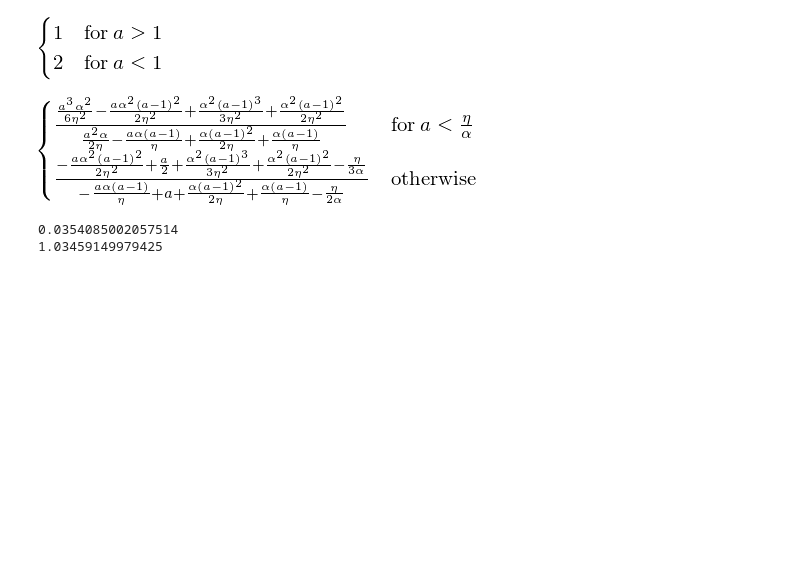
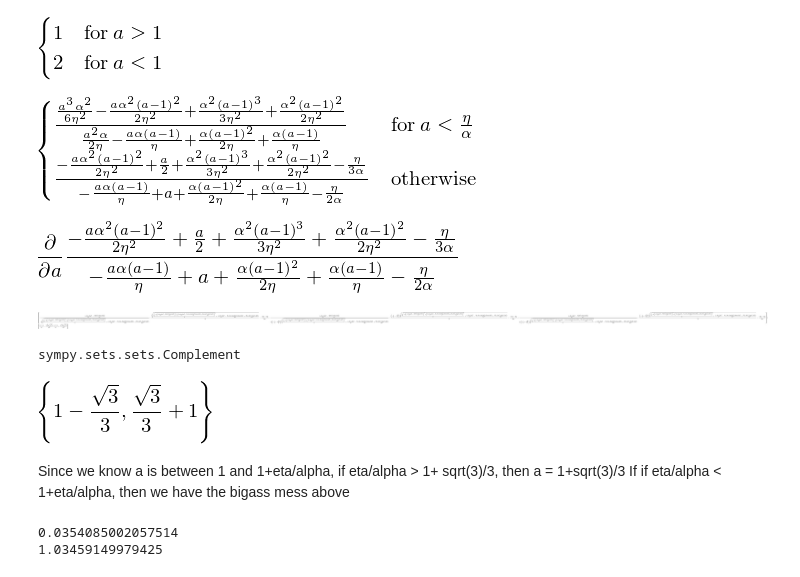
Before and after one commit to tgardnerh/MarketDesign, a Jupyter notebook: UnravelingSearchPpr/Algebra_Python.ipynb, the cells around one changed output. Saved outputs shown, nothing was run; the diff lists cells and outputs as text; code cells hidden in the pictures; blank space fills up the shorter version.

```diff
--- a/UnravelingSearchPpr/Algebra_Python.ipynb
+++ b/UnravelingSearchPpr/Algebra_Python.ipynb
@@ -30,10 +30,9 @@ Ei
 # %% [output]
 [figure]
 # %%
-EiI =  (integrate(i*(a-(i*eta)/alpha), (i, i_minus, i_plus)) + integrate(i, (i,0, i_minus)))/(integrate(  (a-(i*eta)/alpha), (i, i_minus, i_plus)) + integrate(1, (i, 0,i_minus)))
+Ei_L = (integrate(i,(i,0,i_L))+integrate(i*(a-i*eta/alpha), (i,i_L, 1)))/(integrate(1,(i,0,i_L))+integrate(1*(a-i*eta/alpha), (i,i_L, 1)))
+Ei_H = (integrate(i,(i,0,i_L))+integrate(i*(a-i*eta/alpha), (i,i_L, i_H)))/(integrate(1,(i,0,i_L))+integrate(1*(a-i*eta/alpha), (i,i_L, i_H)))
 
-EiII = (integrate(i*(a-(i*eta)/alpha), (i, i_minus, 1)) + integrate(i, (i,0, i_minus)))/ (integrate(  (a-(i*eta)/alpha), (i, i_minus, 1)) + integrate(1, (i, 0,i_minus)))
-
-EiIII = (integrate(i*(a-(i*eta)/alpha), (i, 0, i_plus)) )/ (integrate(  (a-(i*eta)/alpha), (i, 0, i_plus)) )
-
-EiIV = (integrate(i*(a-(i*eta)/alpha), (i, 0, 1)) )/(integrate(  (a-(i*eta)/alpha), (i, 0, 1)) )
+Derivative(Ei_L, a)
+# %% [output]
+[figure, added]
@@ -45,3 +39,19 @@ GIV = 1 - eta - a + eta*(EiIV + alpha)/alpha
+# %%
+a_hard = solveset(1+eta/alpha*Ei_L - a, a)
+a_hard
+# %% [output]
+[figure, added]
+# %%
+type(a_hard)
+# %% [output]
+sympy.sets.sets.Complement
+# %%
+solveset(1+eta/alpha*Ei_H - a, a)
+# %% [output]
+[figure, added]
+# %% [markdown]
+Since we know a is between 1 and 1+eta/alpha, if eta/alpha > 1+ sqrt(3)/3, then a = 1+sqrt(3)/3
+If if eta/alpha < 1+eta/alpha, then we have the bigass mess above
 # %%
 def solvit(alpha_val, eta_val):
     solutions = []
```
Also changed, not shown: parts of 1 cell of this notebook, 1 other file.
